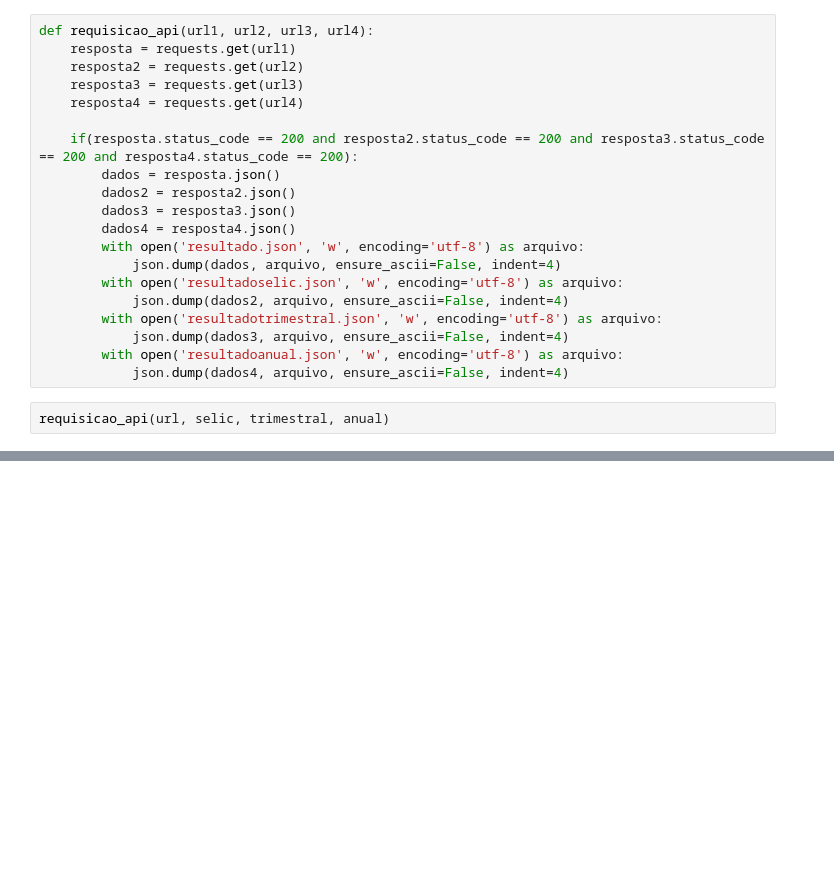
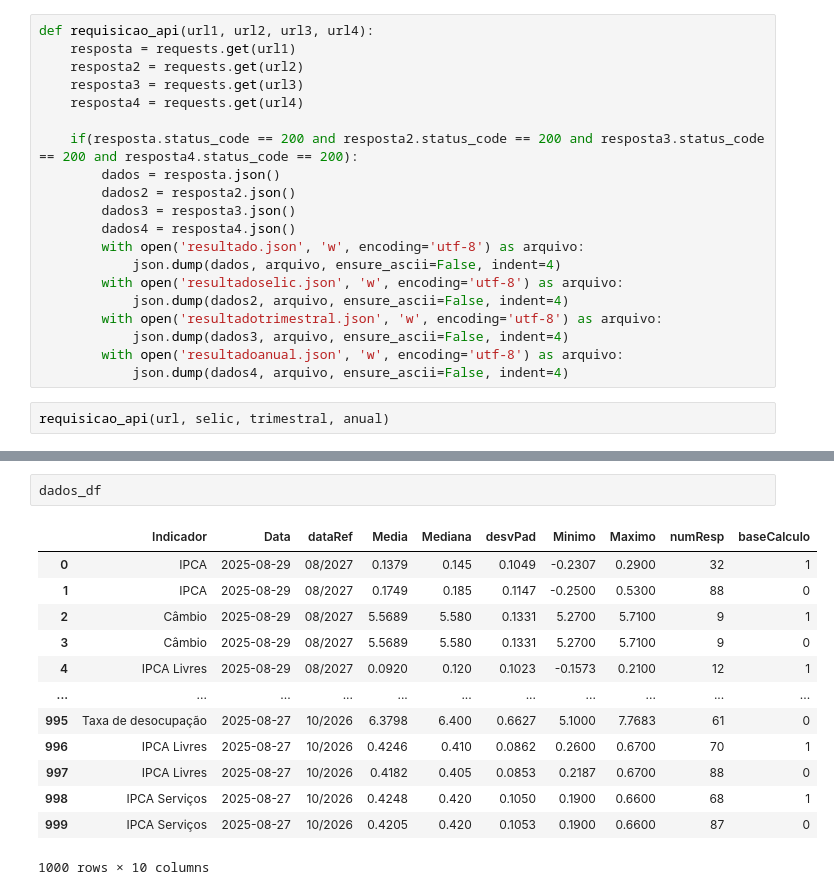
Before and after one commit to sauloadones/BigData---Senac, a Jupyter notebook: Atividade2/atividade2.ipynb, the cells around one changed output, grey strips where cells are left out. Drawn from its saved outputs; the diff is of its cells as text; blank space fills up the shorter version.

```diff
--- a/Atividade2/atividade2.ipynb
+++ b/Atividade2/atividade2.ipynb
@@ -79,0 +143,16 @@ dados_df = dados_df.rename(columns={"Balanço Geral": "qtdPix", ""})
+# %%
+dados_df
+# %% [output]
+|  | Indicador | Data | dataRef | Media | Mediana | desvPad | Minimo | Maximo | numResp | baseCalculo |
+| 0 | IPCA | 2025-08-29 | 08/2027 | 0.1379 | 0.145 | 0.1049 | -0.2307 | 0.2900 | 32 | 1 |
+| 1 | IPCA | 2025-08-29 | 08/2027 | 0.1749 | 0.185 | 0.1147 | -0.2500 | 0.5300 | 88 | 0 |
+| 2 | Câmbio | 2025-08-29 | 08/2027 | 5.5689 | 5.580 | 0.1331 | 5.2700 | 5.7100 | 9 | 1 |
+| 3 | Câmbio | 2025-08-29 | 08/2027 | 5.5689 | 5.580 | 0.1331 | 5.2700 | 5.7100 | 9 | 0 |
+| 4 | IPCA Livres | 2025-08-29 | 08/2027 | 0.0920 | 0.120 | 0.1023 | -0.1573 | 0.2100 | 12 | 1 |
+| ... | ... | ... | ... | ... | ... | ... | ... | ... | ... | ... |
+| 995 | Taxa de desocupação | 2025-08-27 | 10/2026 | 6.3798 | 6.400 | 0.6627 | 5.1000 | 7.7683 | 61 | 0 |
+| 996 | IPCA Livres | 2025-08-27 | 10/2026 | 0.4246 | 0.410 | 0.0862 | 0.2600 | 0.6700 | 70 | 1 |
+| 997 | IPCA Livres | 2025-08-27 | 10/2026 | 0.4182 | 0.405 | 0.0853 | 0.2187 | 0.6700 | 88 | 0 |
+| 998 | IPCA Serviços | 2025-08-27 | 10/2026 | 0.4248 | 0.420 | 0.1050 | 0.1900 | 0.6600 | 68 | 1 |
+| 999 | IPCA Serviços | 2025-08-27 | 10/2026 | 0.4205 | 0.420 | 0.1053 | 0.1900 | 0.6600 | 87 | 0 |
+1000 rows × 10 columns
```
Also changed, not shown: parts of 14 cells of this notebook, 9 other files.
